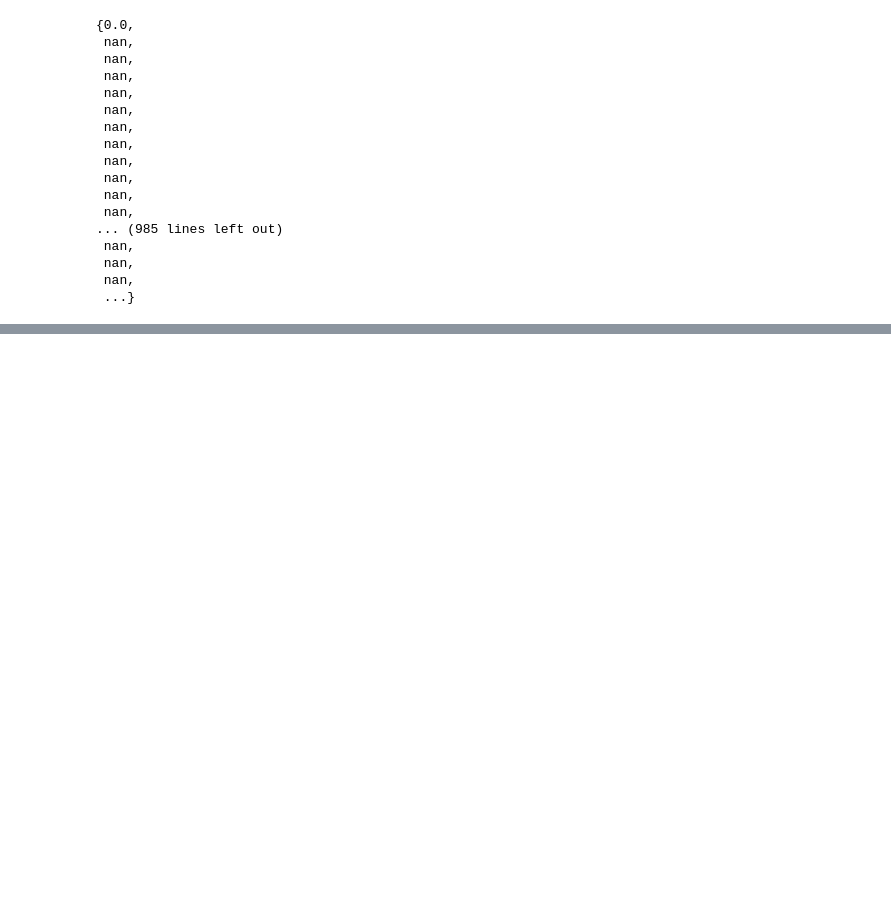
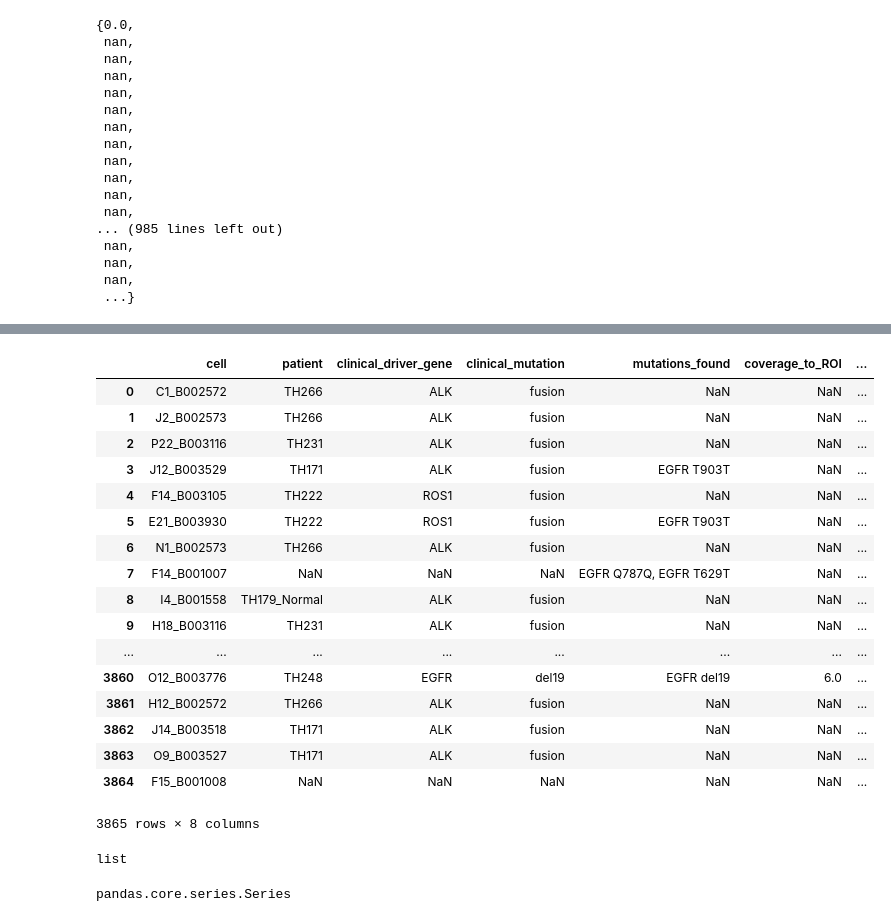
Before and after one commit to czbiohub/SNP_calling_pipeline, a Jupyter notebook: summaryTable/addCoverageToValidationTable.ipynb, the cells around one changed output, grey strips where cells are left out. Cells and saved outputs as stored; diff of their text form; code cells hidden in the pictures; blank space fills up the shorter version.

```diff
--- a/summaryTable/addCoverageToValidationTable.ipynb
+++ b/summaryTable/addCoverageToValidationTable.ipynb
@@ -499,0 +529,23 @@ set((validationTable_cells['coverage_to_ROI'])
+# %%
+# reindex
+validationTable_cells_sub = validationTable_cells_sub.reset_index(drop=True)
+validationTable_cells_sub
+# %% [output]
+|  | cell | patient | clinical_driver_gene | clinical_mutation | mutations_found | coverage_to_ROI | ... |
+| 0 | C1_B002572 | TH266 | ALK | fusion | NaN | NaN | ... |
+| 1 | J2_B002573 | TH266 | ALK | fusion | NaN | NaN | ... |
+| 2 | P22_B003116 | TH231 | ALK | fusion | NaN | NaN | ... |
+| 3 | J12_B003529 | TH171 | ALK | fusion | EGFR T903T | NaN | ... |
+| 4 | F14_B003105 | TH222 | ROS1 | fusion | NaN | NaN | ... |
+| 5 | E21_B003930 | TH222 | ROS1 | fusion | EGFR T903T | NaN | ... |
+| 6 | N1_B002573 | TH266 | ALK | fusion | NaN | NaN | ... |
+| 7 | F14_B001007 | NaN | NaN | NaN | EGFR Q787Q, EGFR T629T | NaN | ... |
+| 8 | I4_B001558 | TH179_Normal | ALK | fusion | NaN | NaN | ... |
+| 9 | H18_B003116 | TH231 | ALK | fusion | NaN | NaN | ... |
+| ... | ... | ... | ... | ... | ... | ... | ... |
+| 3860 | O12_B003776 | TH248 | EGFR | del19 | EGFR del19 | 6.0 | ... |
+| 3861 | H12_B002572 | TH266 | ALK | fusion | NaN | NaN | ... |
+| 3862 | J14_B003518 | TH171 | ALK | fusion | NaN | NaN | ... |
+| 3863 | O9_B003527 | TH171 | ALK | fusion | NaN | NaN | ... |
+| 3864 | F15_B001008 | NaN | NaN | NaN | NaN | NaN | ... |
+3865 rows × 8 columns
@@ -499,0 +561,8 @@ set((validationTable_cells['coverage_to_ROI'])
+# %%
+type(myList)
+# %% [output]
+list
+# %%
+type(indices)
+# %% [output]
+pandas.core.series.Series
```
Also changed, not shown: parts of 23 cells of this notebook, 1 other file.
